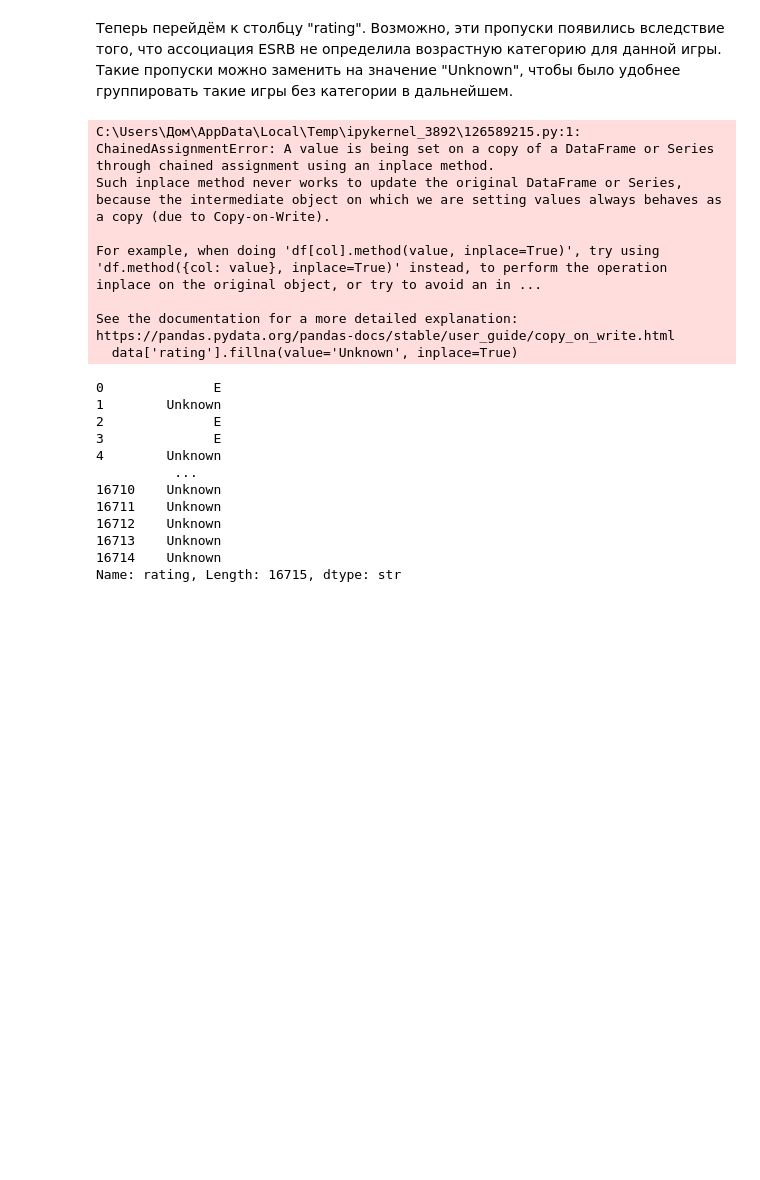
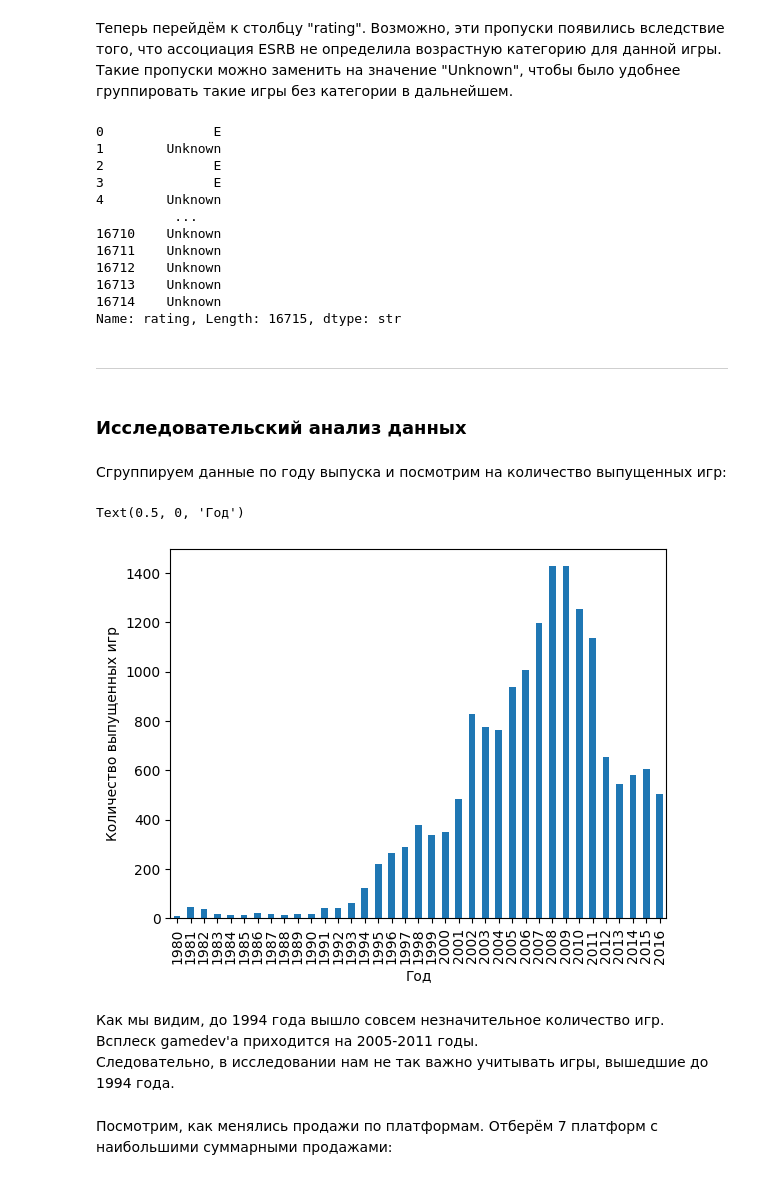
Before and after one commit to Bic0sAbric0s/Analytics, a Jupyter notebook: game_research.ipynb, the cells around one changed output. Cells and saved outputs as stored; diff of their text form; code cells hidden in the pictures; blank space fills up the shorter version.

Commit message:
Закончил анализ. Проанализировал платформы и продажу игр на них, самые популярные жанры, составил портерт пользователя каждого региона (na, eu, jp), проверил гипотезы

```diff
--- a/game_research.ipynb
+++ b/game_research.ipynb
@@ -171,26 +155,37 @@ dtype: int64
 # %% [markdown]
 Теперь перейдём к столбцу "rating". Возможно, эти пропуски появились вследствие того, что ассоциация ESRB не определила возрастную категорию для данной игры. Такие пропуски можно заменить на значение "Unknown", чтобы было удобнее группировать такие игры без категории в дальнейшем.
 # %%
-data['rating'].fillna(value='Unknown', inplace=True)
+data['rating'].fillna(value='Unknown')
 # %% [output]
-C:\Users\Дом\AppData\Local\Temp\ipykernel_3892\126589215.py:1: ChainedAssignmentError: A value is being set on a copy of a DataFrame or Series through chained assignment using an inplace method.
-Such inplace method never works to update the original DataFrame or Series, because the intermediate object on which we are setting values always behaves as a copy (due to Copy-on-Write).
-
-For example, when doing 'df[col].method(value, inplace=True)', try using 'df.method({col: value}, inplace=True)' instead, to perform the operation inplace on the original object, or try to avoid an in ...
-
-See the documentation for a more detailed explanation: https://pandas.pydata.org/pandas-docs/stable/user_guide/copy_on_write.html
-  data['rating'].fillna(value='Unknown', inplace=True)
+0              E
+1        Unknown
+2              E
+3              E
+4        Unknown
+          ...
+16710    Unknown
+16711    Unknown
+16712    Unknown
+16713    Unknown
+16714    Unknown
+Name: rating, Length: 16715, dtype: str
-0              E
-1        Unknown
-2              E
-3              E
-4        Unknown
-          ...
-16710    Unknown
-16711    Unknown
-16712    Unknown
-16713    Unknown
-16714    Unknown
-Name: rating, Length: 16715, dtype: str
 # %%
 data['total_sales'] = data['na_sales'] + data['eu_sales'] + data['jp_sales'] + data['other_sales']
+# %% [markdown]
+-----------------------------------------------------------------------------------------------------------
+# %% [markdown]
+### Исследовательский анализ данных
+# %% [markdown]
+Сгруппируем данные по году выпуска и посмотрим на количество выпущенных игр:
+# %%
+data.groupby('year_of_release')['name'].count().plot(kind='bar')
+plt.ylabel('Количество выпущенных игр')
+plt.xlabel('Год')
+# %% [output]
+Text(0.5, 0, 'Год')
+[figure, added]
+# %% [markdown]
+Как мы видим, до 1994 года вышло совсем незначительное количество игр. Всплеск gamedev'а приходится на 2005-2011 годы. <br>
+Следовательно, в исследовании нам не так важно учитывать игры, вышедшие до 1994 года.
+# %% [markdown]
+Посмотрим, как менялись продажи по платформам. Отберём 7 платформ с наибольшими суммарными продажами:
```
Also changed, not shown: parts of 85 cells of this notebook.
